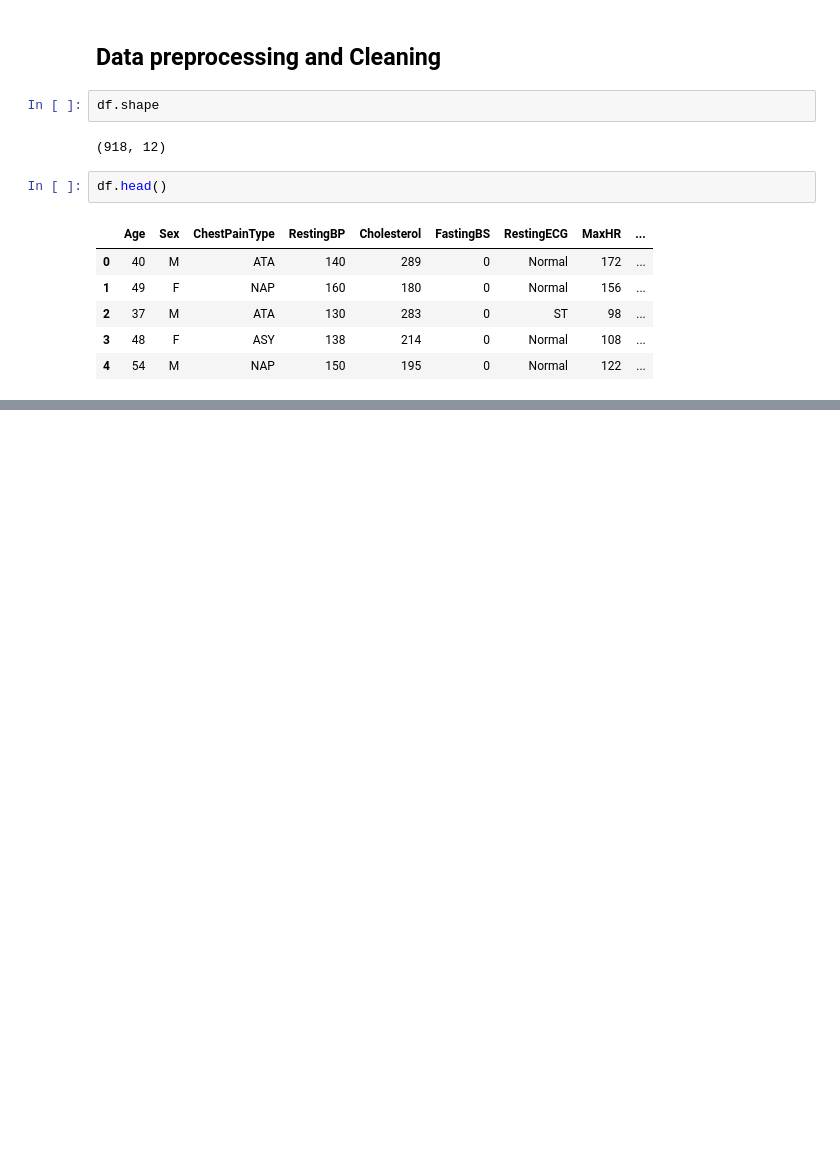
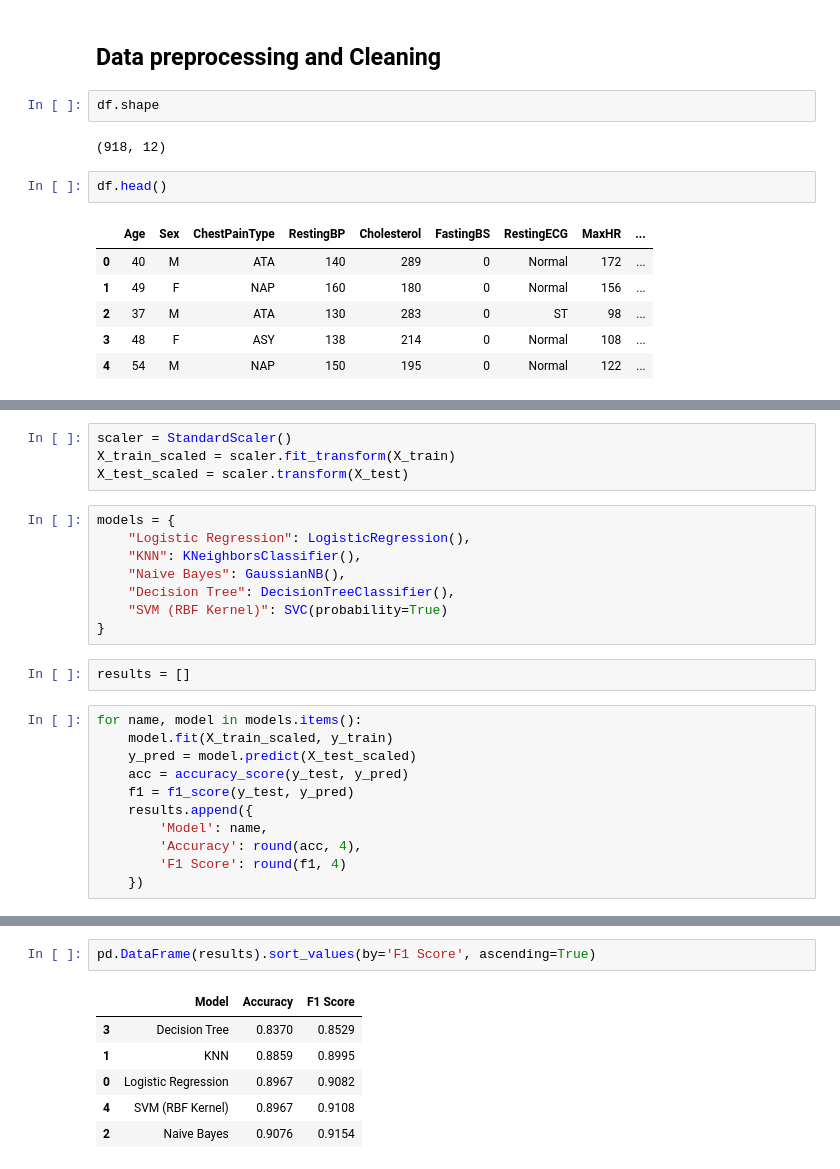
Before and after one commit to saubhagya7dev/Machine_learning, a Jupyter notebook: Practice/Heart_prediction_model/Heart_prediction.ipynb, the cells around one changed output, grey strips where cells are left out. Drawn from its saved outputs; the diff is of its cells as text; blank space fills up the shorter version.

```diff
--- a/Practice/Heart_prediction.ipynb
+++ b/Practice/Heart_prediction_model/Heart_prediction.ipynb
@@ -237,0 +283,25 @@ df_encode
+# %%
+scaler = StandardScaler()
+X_train_scaled = scaler.fit_transform(X_train)
+X_test_scaled = scaler.transform(X_test)
+# %%
+models = {
+    "Logistic Regression": LogisticRegression(),
+    "KNN": KNeighborsClassifier(),
+    "Naive Bayes": GaussianNB(),
+    "Decision Tree": DecisionTreeClassifier(),
+    "SVM (RBF Kernel)": SVC(probability=True)
+}
+# %%
+results = []
+# %%
+for name, model in models.items():
+    model.fit(X_train_scaled, y_train)
+    y_pred = model.predict(X_test_scaled)
+    acc = accuracy_score(y_test, y_pred)
+    f1 = f1_score(y_test, y_pred)
+    results.append({
+        'Model': name,
+        'Accuracy': round(acc, 4),
+        'F1 Score': round(f1, 4)
+    })
@@ -237,0 +316,9 @@ df_encode
+# %%
+pd.DataFrame(results).sort_values(by='F1 Score', ascending=True)
+# %% [output]
+|  | Model | Accuracy | F1 Score |
+| 3 | Decision Tree | 0.8370 | 0.8529 |
+| 1 | KNN | 0.8859 | 0.8995 |
+| 0 | Logistic Regression | 0.8967 | 0.9082 |
+| 4 | SVM (RBF Kernel) | 0.8967 | 0.9108 |
+| 2 | Naive Bayes | 0.9076 | 0.9154 |
```
Also changed, not shown: parts of 14 cells of this notebook, 8 other files.
